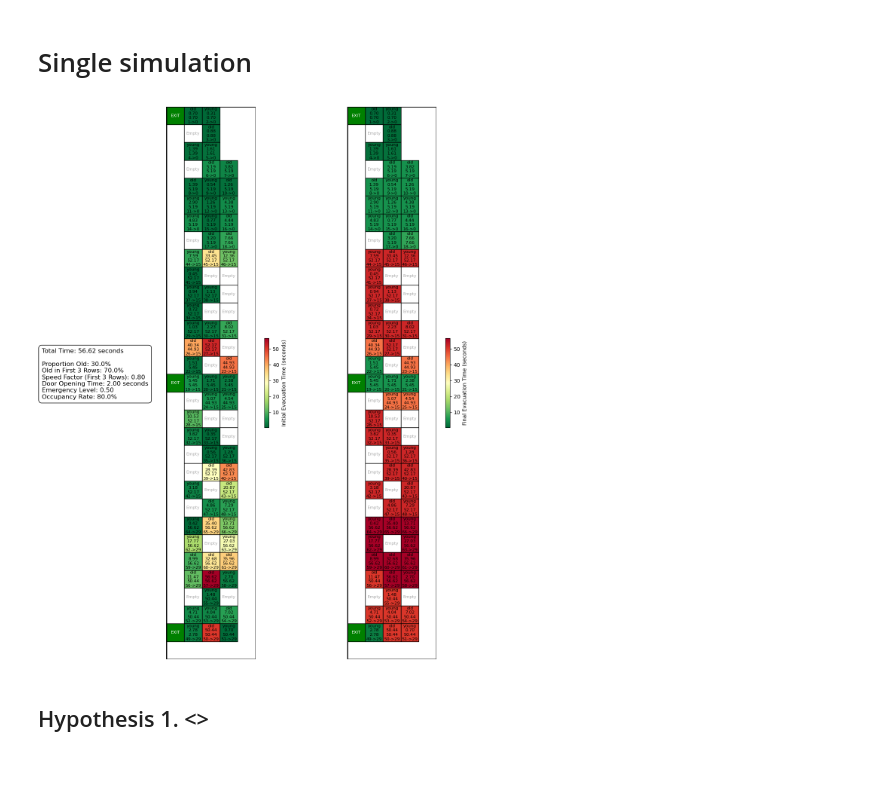
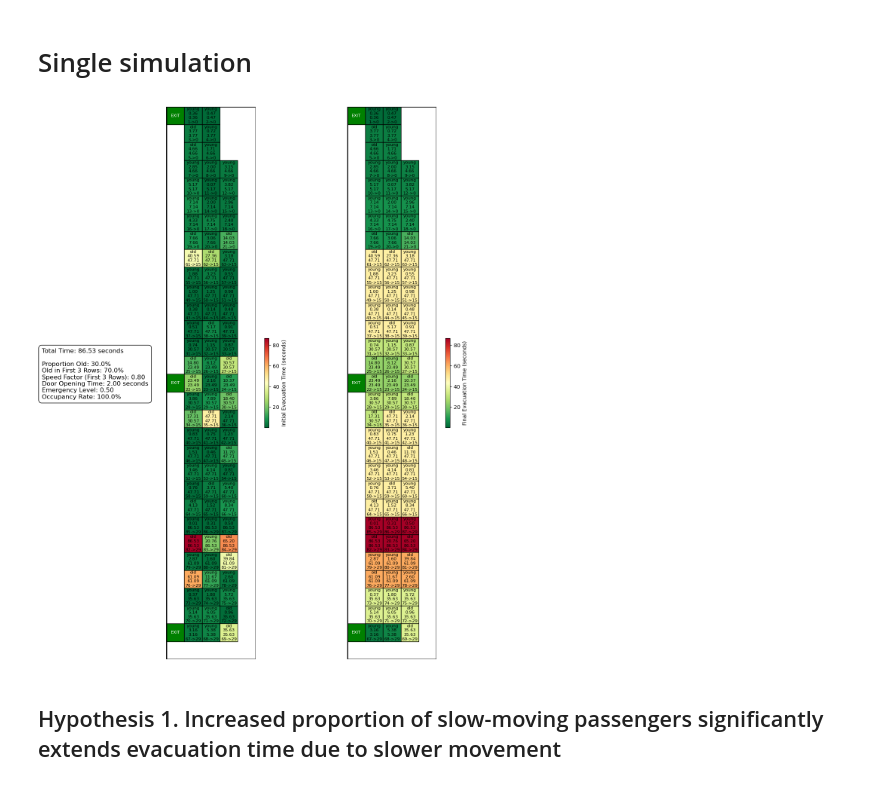
Before and after one commit to jimmystereo/2024Fall_projects, a Jupyter notebook: code/hypothesis.ipynb, the cells around one changed output. Cells and saved outputs as stored; diff of their text form; code cells hidden in the pictures.

Commit message:
Hypothesis 1 & 2

```diff
--- a/code/hypothesis.ipynb
+++ b/code/hypothesis.ipynb
@@ -8,23 +10,23 @@ import numpy as np
 # %%
 rows = 30           # Number of rows in the plane
 seats_per_row = 3   # Seats per row (standard economy configuration)
 exits = [0, 15, 29] # Locations of exits (front, middle, back exits)
 speed_factor = 0.8  # First three rows move faster (80% of the normal time)
 door_opening_time = 2  # Time for middle exit door to open (2 seconds)
 num_simulations = 1000
 proportion_old = 0.3  # 30% old passengers
 old_in_first_3_rows_prob = 0.7  # 70% chance for old passengers to sit in the first 3 rows
 emergency_level = 0.5  # Emergency level: 0.0 (low) to 1.0 (high)
-occupancy_rate = 0.8  # 80% of seats are occupied
+occupancy_rate = 1  # 80% of seats are occupied
 
 plane = Plane(rows, seats_per_row, exits, speed_factor, door_opening_time, proportion_old,
               old_in_first_3_rows_prob, emergency_level, occupancy_rate)
 plane.simulate_evacuation()
 plane.draw_seatmap('both')
 # %% [output]
-[figure, old version]
+[figure, new version]
-# %% [markdown]
-## Hypothesis 1. <>
+# %% [markdown]
+## Hypothesis 1. Increased proportion of slow-moving passengers significantly extends evacuation time due to slower movement
 # %%
 rows = 30           # Number of rows in the plane
 seats_per_row = 6   # Seats per row (standard economy configuration)
```
Also changed, not shown: parts of 5 cells of this notebook, 1 other file.
